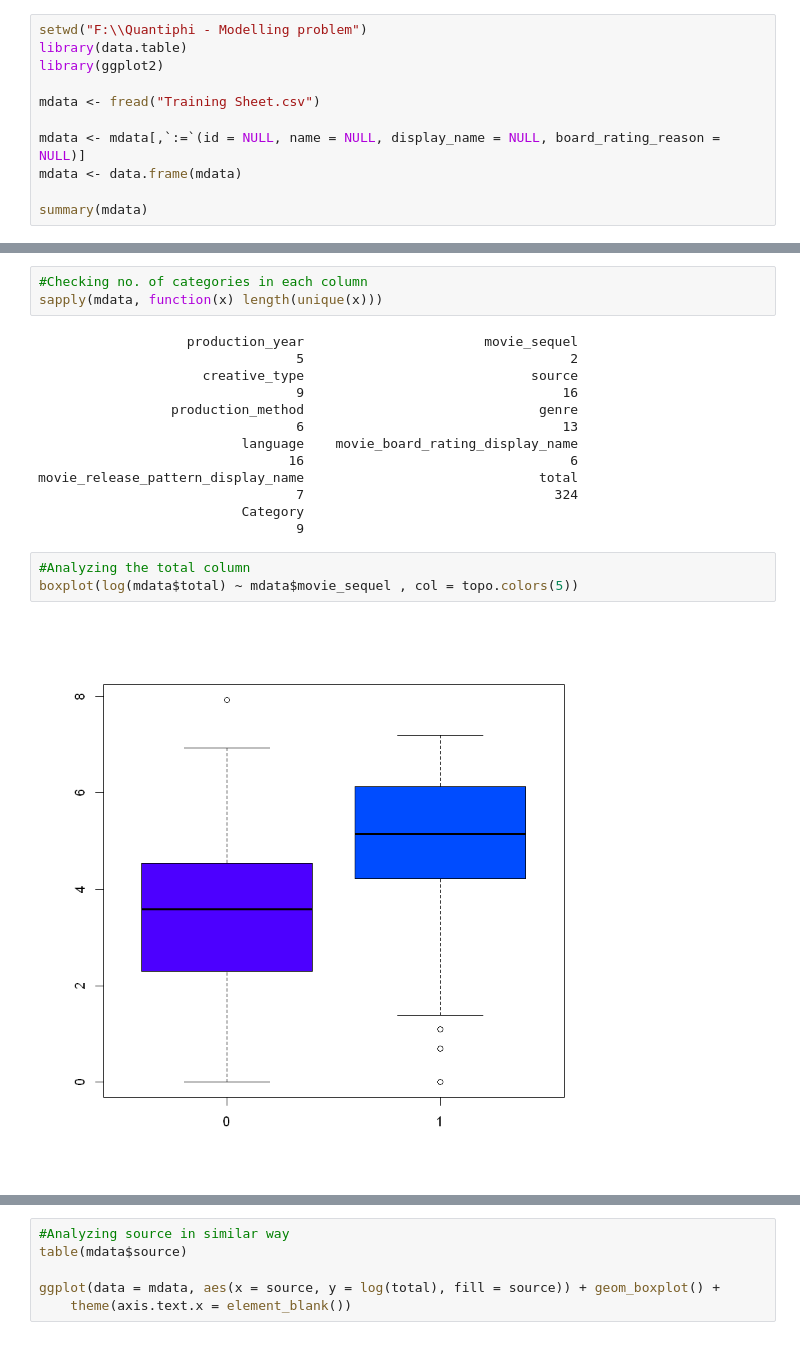
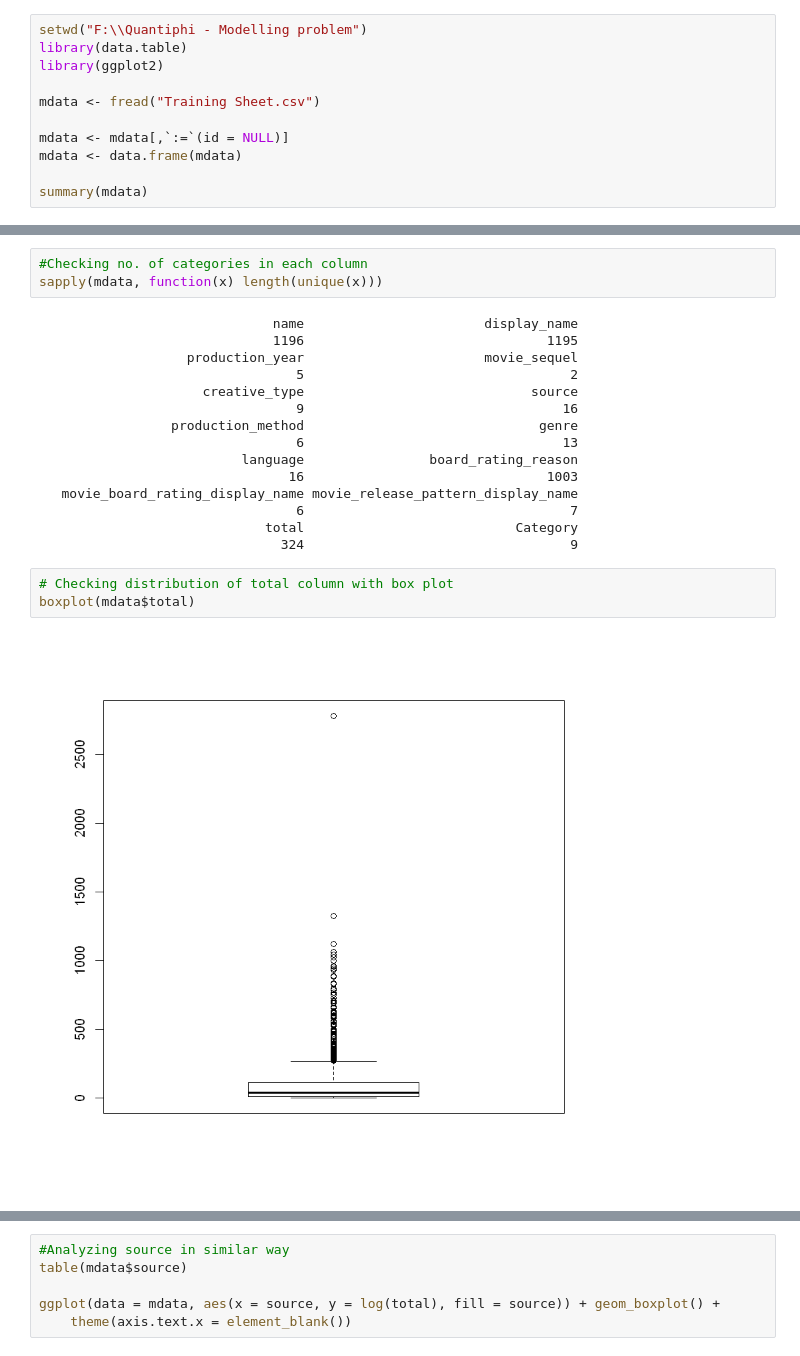
Before and after one commit to AD1985/Movie-Problem, a Jupyter notebook: Quantiphi-Problem.ipynb, the cells around one changed output, grey strips where cells are left out. Cells and saved outputs as stored; diff of their text form.

```diff
--- a/Quantiphi-Problem.ipynb
+++ b/Quantiphi-Problem.ipynb
@@ -5,7 +5,7 @@ library(ggplot2)
 
 mdata <- fread("Training Sheet.csv")
 
-mdata <- mdata[,`:=`(id = NULL, name = NULL, display_name = NULL, board_rating_reason = NULL)]
+mdata <- mdata[,`:=`(id = NULL)]
 mdata <- data.frame(mdata)
 
 summary(mdata)
@@ -31,20 +31,22 @@ summary(mdata)
 #Checking no. of categories in each column
 sapply(mdata, function(x) length(unique(x)))
 # %% [output]
+                              name                       display_name
+                              1196                               1195
                    production_year                       movie_sequel
                                  5                                  2
                      creative_type                             source
                                  9                                 16
                  production_method                              genre
                                  6                                 13
-                          language    movie_board_rating_display_name
-                                16                                  6
-movie_release_pattern_display_name                              total
-                                 7                                324
-                          Category
-                                 9
+                          language                board_rating_reason
+                                16                               1003
+   movie_board_rating_display_name movie_release_pattern_display_name
+                                 6                                  7
+                             total                           Category
+                               324                                  9
-# %%
-#Analyzing the total column
-boxplot(log(mdata$total) ~ mdata$movie_sequel , col = topo.colors(5))
-# %% [output]
-[figure, removed]
+# %%
+# Checking distribution of total column with box plot
+boxplot(mdata$total)
+# %% [output]
+[figure, added]
```
Also changed, not shown: parts of 36 cells of this notebook.
